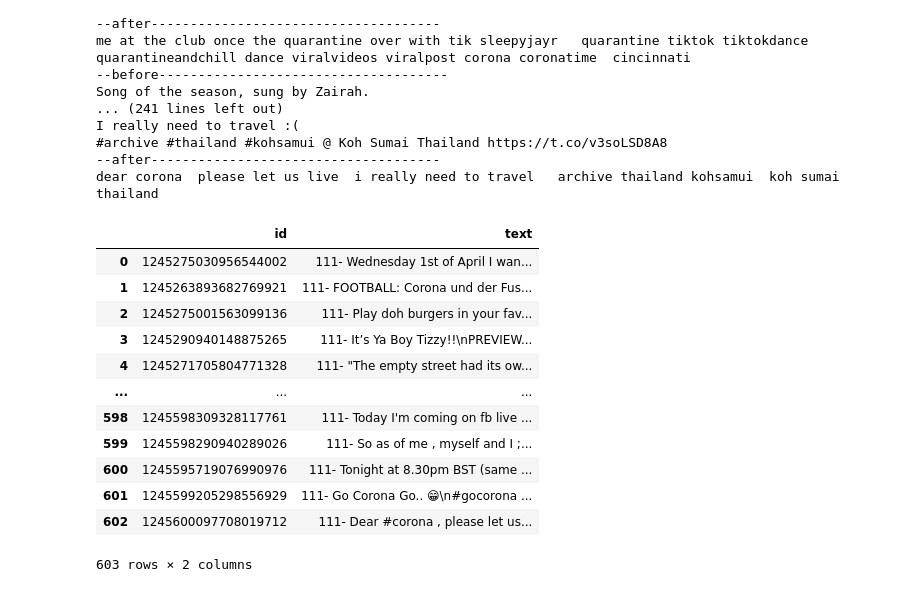
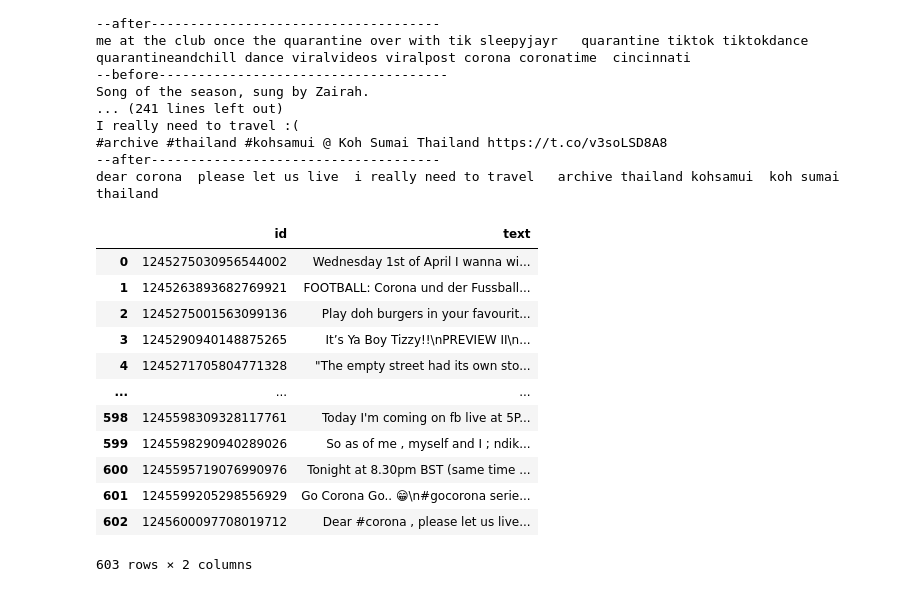
Before and after one commit to maxazure/IT819, a Jupyter notebook: code/get_twitter_data.ipynb, the cells around one changed output. Drawn from its saved outputs; the diff is of its cells as text; code cells hidden in the pictures.

```diff
--- a/code/get_twitter_data.ipynb
+++ b/code/get_twitter_data.ipynb
@@ -172,28 +182,28 @@ dear corona  please let us live  i really need to travel   archive thailand kohs
 # %%
 import os
 import pandas as pd
 
 df=pd.read_csv(r"..\datasets\raw_data_tweets\april1_april2_data.csv")
 ids=df['id']
 texts=df['text']
 df1 = pd.DataFrame({'id':ids, 'text':texts})
 for index,row in df1.iterrows():
-    df1.iloc[index,1]='111- '+row['text']
+    df1.iloc[index,1]=row['text']
 df1
 #    print(index,row['text'])
 # for line in texts:
 #     print(line)
 # %% [output]
 |  | id | text |
-| 0 | 1245275030956544002 | 111- Wednesday 1st of April I wan... |
-| 1 | 1245263893682769921 | 111- FOOTBALL: Corona und der Fus... |
-| 2 | 1245275001563099136 | 111- Play doh burgers in your fav... |
-| 3 | 1245290940148875265 | 111- It’s Ya Boy Tizzy!!\nPREVIEW... |
-| 4 | 1245271705804771328 | 111- "The empty street had its ow... |
+| 0 | 1245275030956544002 | Wednesday 1st of April I wanna wi... |
+| 1 | 1245263893682769921 | FOOTBALL: Corona und der Fussball... |
+| 2 | 1245275001563099136 | Play doh burgers in your favourit... |
+| 3 | 1245290940148875265 | It’s Ya Boy Tizzy!!\nPREVIEW II\n... |
+| 4 | 1245271705804771328 | "The empty street had its own sto... |
 | ... | ... | ... |
-| 598 | 1245598309328117761 | 111- Today I'm coming on fb live ... |
-| 599 | 1245598290940289026 | 111- So as of me , myself and I ;... |
-| 600 | 1245595719076990976 | 111- Tonight at 8.30pm BST (same ... |
-| 601 | 1245599205298556929 | 111- Go Corona Go.. 😁\n#gocorona ... |
-| 602 | 1245600097708019712 | 111- Dear #corona , please let us... |
+| 598 | 1245598309328117761 | Today I'm coming on fb live at 5P... |
+| 599 | 1245598290940289026 | So as of me , myself and I ; ndik... |
+| 600 | 1245595719076990976 | Tonight at 8.30pm BST (same time ... |
+| 601 | 1245599205298556929 | Go Corona Go.. 😁\n#gocorona serie... |
+| 602 | 1245600097708019712 | Dear #corona , please let us live... |
 603 rows × 2 columns
```
Also changed, not shown: parts of 4 cells of this notebook, 5 other files.
